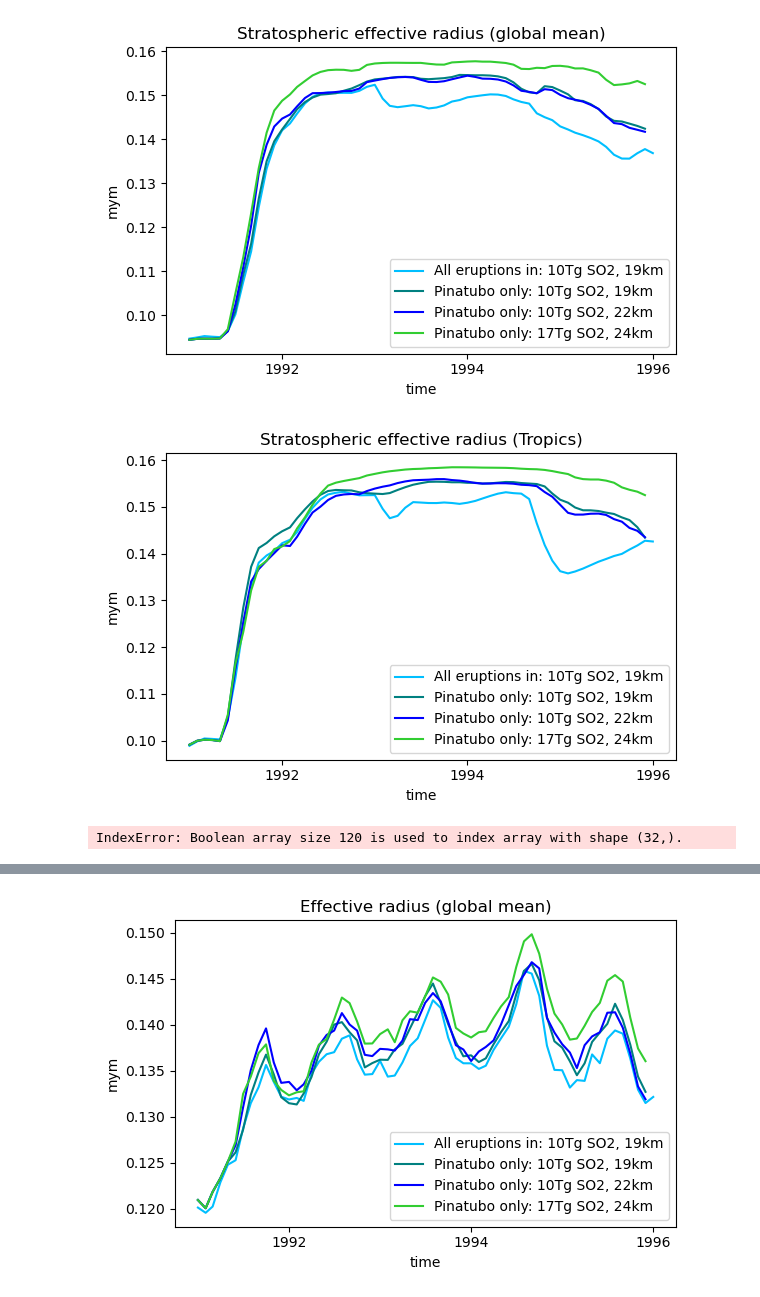
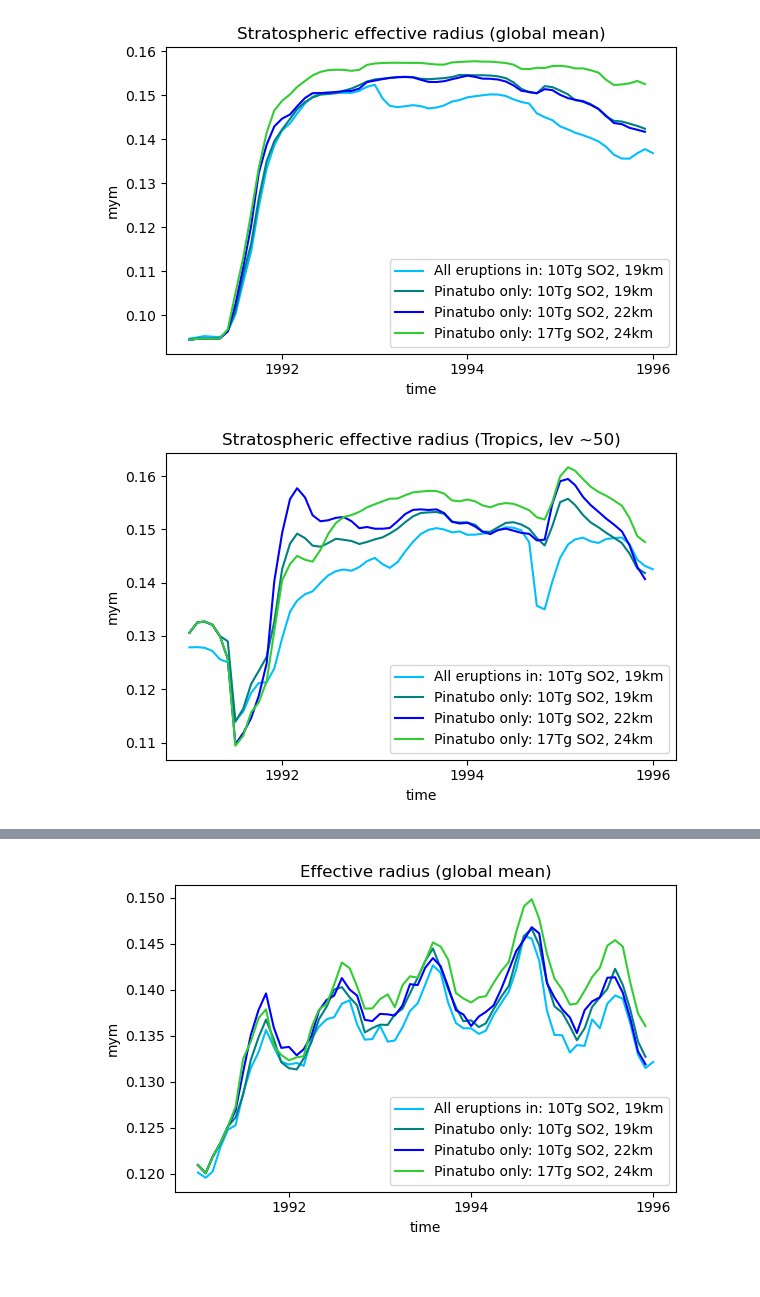
Before and after one commit to EliHHogemo/master_thesis, a Jupyter notebook: reff_plotting.ipynb, the cells around one changed output, grey strips where cells are left out. Saved outputs shown, nothing was run; the diff lists cells and outputs as text; code cells hidden in the pictures.

Commit message:
more reff_aero plots

```diff
--- a/reff_plotting.ipynb
+++ b/reff_plotting.ipynb
@@ -130,33 +115,33 @@ plt.tight_layout()
 [figure]
 # %%
 cm_to_mym = 10000
-p_lev = 20
+p_lev = 50
 
 SReff = ds_19["REFF_AERO"].sel(lev = p_lev, method = "nearest")
 SReff = SReff.sel(lat = slice(-20,20))
 SReff = SReff.weighted(weighted_lat_19).mean(dim=["lat", "lon"])*cm_to_mym
 SReff = SReff.sel(time=slice("1991-01-01", "1996-01-01"))
 
 SReff_19_c = ds_19_c["REFF_AERO"].sel(lev = p_lev, method = "nearest")
 SReff_19_c = SReff_19_c.sel(lat = slice(-20,20))
 SReff_19_c = SReff_19_c.weighted(weighted_lat_19_c).mean(dim=["lat", "lon"])*cm_to_mym
 
 SReff_22 = ds_22["REFF_AERO"].sel(lev = p_lev, method="nearest")
 SReff_22 = SReff_22.sel(lat = slice(-20,20))
 SReff_22 = SReff_22.weighted(weighted_lat_22).mean(dim=["lat", "lon"])*cm_to_mym
 
 SReff_24 = ds_24["REFF_AERO"].sel(lev = p_lev, method="nearest")
 SReff_24 = SReff_24.sel(lat = slice(-20,20))
 SReff_24 = SReff_24.weighted(weighted_lat_24).mean(dim=["lat", "lon"])*cm_to_mym
 
 plt.figure(figsize=(6, 4))
 SReff.plot(color = "deepskyblue", label = "All eruptions in: 10Tg SO2, 19km")
 SReff_19_c.plot(color = "teal", label = "Pinatubo only: 10Tg SO2, 19km")
 SReff_22.plot(color = "blue", label = "Pinatubo only: 10Tg SO2, 22km")
 SReff_24.plot(color = "limegreen", label = "Pinatubo only: 17Tg SO2, 24km")
 plt.ylabel("mym")
-plt.title("Stratospheric effective radius (Tropics)")
+plt.title(f"Stratospheric effective radius (Tropics, lev ~{p_lev})")
 plt.legend()
 plt.tight_layout()
 # %% [output]
-[figure, old version]
+[figure, new version]
@@ -174,13 +148 @@ dm = dp / g
-# %%
-p_mid_hpa = p_mid / 100.0
-mask = (p_mid_hpa >= 20) & (p_mid_hpa <= 50)
-
-SReff_selected = ds_19["REFF_AERO"].isel(lev=mask)
-dm_selected = (p_edges.isel(ilev=slice(0,-1)) - p_edges.isel(ilev=slice(1,None))).isel(ilev=mask) / g
-SReff_weighted = (SReff_selected * dm_selected).weighted(weighted_lat_19).mean(dim=["lat","lon","lev"])
-SReff_weighted = SReff_weighted * cm_to_mym
-
-SReff_weighted.plot(color="deepskyblue", label="All eruptions: 10Tg SO2, 19km")
-# %% [output]
-IndexError: Boolean array size 120 is used to index array with shape (32,).
 # %%
```
Also changed, not shown: parts of 7 cells of this notebook.
